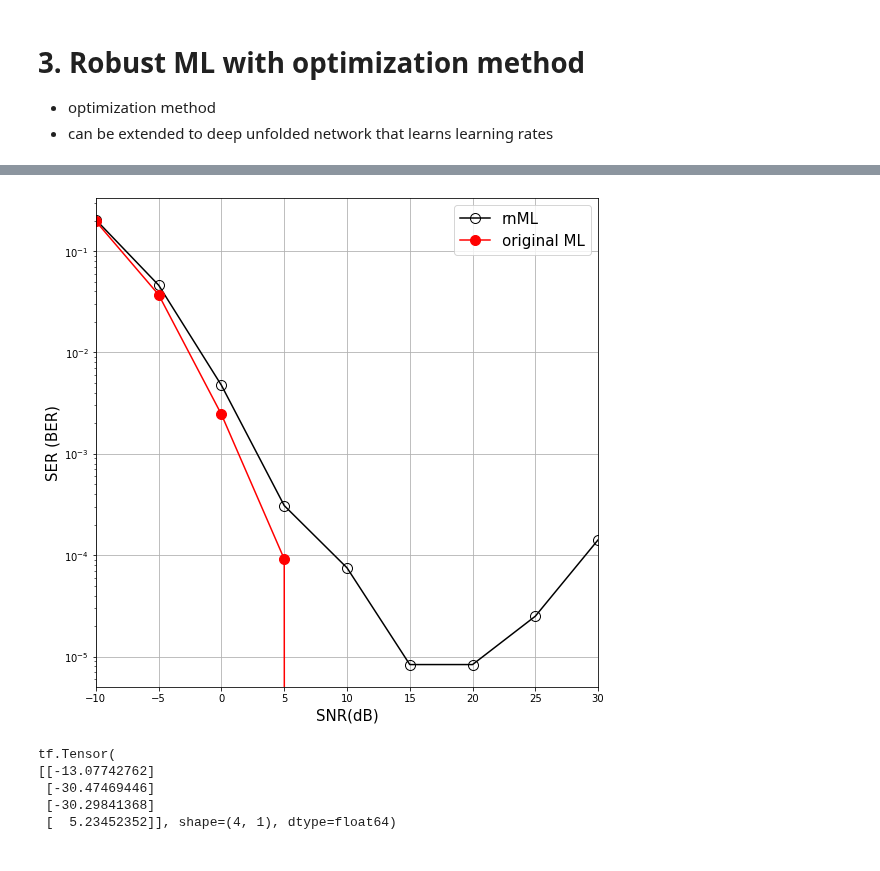
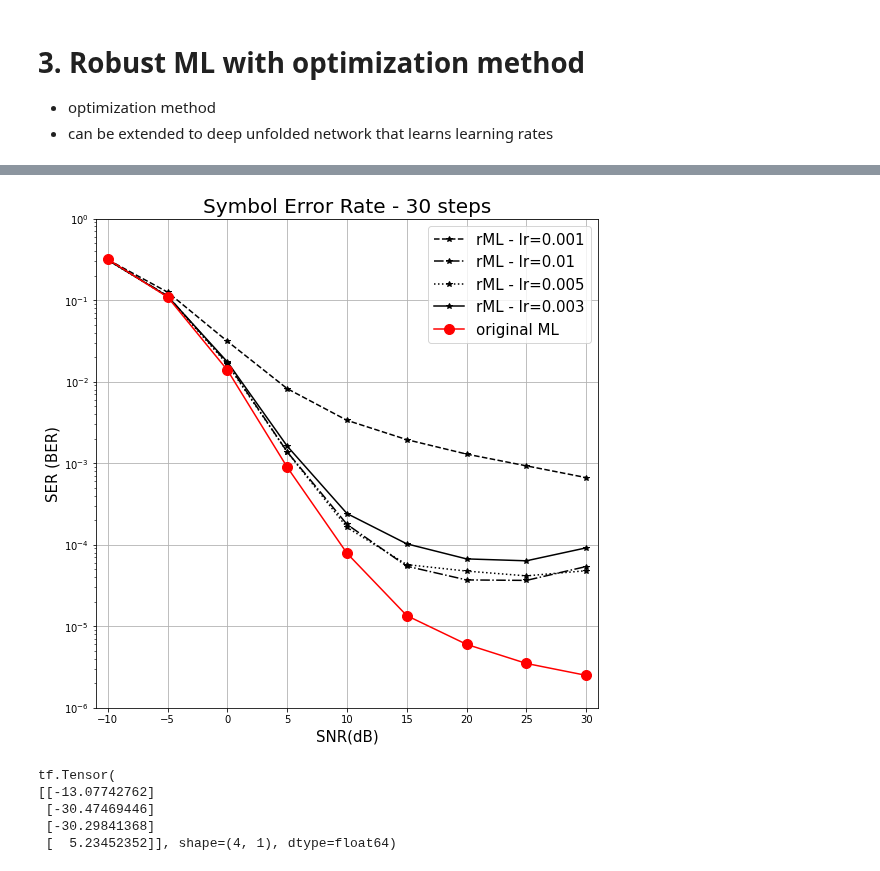
Before and after one commit to IISL-HYU/comm, a Jupyter notebook: robust_ML.ipynb, the cells around one changed output, grey strips where cells are left out. Saved outputs shown, nothing was run; the diff lists cells and outputs as text; code cells hidden in the pictures.

Commit message:
experiments for robust ML and results in pickle file

```diff
--- a/robust_ML.ipynb
+++ b/robust_ML.ipynb
@@ -299,19 +313,19 @@ def GD(x_init, snr, G_tilde, epoch=100, lr=0.1):
     return costs, x_init
 
 
-def nML_robust(H_re, y_re):
+def nML_robust(H_re, y_re, epoch=10, lr=0.001):
     """
     near maximum likelihood method (first stage)
     """
     global snr
     G_tilde = H_re * y_re
     x_init = initialize(G_tilde=G_tilde, y_re=y_re)
-    _, x_tilde_re = GD(x_init=x_init, snr=snr, epoch=100, lr=0.008, G_tilde=G_tilde)
+    _, x_tilde_re = GD(x_init=x_init, snr=snr, epoch=epoch, lr=lr, G_tilde=G_tilde)
     x_tilde = x_tilde_re[:, :K, :] + 1j * x_tilde_re[:, K:, :]
     return x_tilde
 # %%
-trials = 10
-K = 4; N = 32; T = 3000; M = 4
+trials = 100
+K = 2; N = 16; T = 10000; M = 4
 
 snr_min = -10
 snr_max = 30
@@ -322,7 +336,7 @@ constellation_points /= np.sqrt(2)
 
 symbol_space = make_symbol_space(K, M, constellation_points)
 
-sers_avg = np.zeros(shape=(len(snr_lst), 2))
+sers_avg = np.zeros(shape=(len(snr_lst), 1))
 x = np.random.randint(0, M, size=K * T).reshape(T, K, 1)
 x = np.take(constellation_points, x)
 
@@ -349,7 +363,7 @@ for t in range(trials):
         G_tilde = H_re * y_re
         x_init = initialize(G_tilde=G_tilde, y_re=y_re)
         # x_init_c = x_init[:, :K, :] + 1j * x_init[:, K:, :]
-        x_tilde = nML_robust(H_re, y_re)
+        x_tilde = nML_robust(H_re, y_re, epoch=30, lr=0.003)
         x_det_first_stage = symbol_by_symbol(x_tilde=x_tilde, constellation_points=constellation_points)
         # x_det = symbol_by_symbol(x_tilde=x_init_c, constellation_points=constellation_points)
         x_hat_ML = ml(y_re=y_re, H_re=H_re, symbol_space=symbol_space, snr_dB=snr)
@@ -357,13 +371,13 @@ for t in range(trials):
 
         ser = np.sum(1 - np.isclose(x_det_first_stage, x)) / (T * K)
         # ser_init = np.sum(1 - np.isclose(x_det, x)) / (T * K)
-        ser_ml = np.sum(1 - np.isclose(x_hat_ML, x)) / (T * K)
+        # ser_ml = np.sum(1 - np.isclose(x_hat_ML, x)) / (T * K)
 
-        sers.append([ser, ser_ml])
+        sers.append([ser])
 
     sers = np.array(sers)
     print("SER per snr:  \n   ", sers[:, 0].squeeze())
-    print(sers[:, 1].squeeze())
+    # print(sers[:, 1].squeeze())
     # print(sers[:, 2].squeeze())
     sers_avg += sers
 
@@ -393,0 +425,2 @@ Trial #1:  SER per snr:
+# %%
+sers_lst = np.hstack((sers_lst, sers_avg))
@@ -394,15 +448,18 @@ Trial #1:  SER per snr:
 # %%
 
 plt.figure(figsize=(9, 9))
-plt.semilogy(snr_lst, sers_avg[:, 0], '-ko', fillstyle='none', markersize=10, label='rnML')
-plt.semilogy(snr_lst, sers_avg[:, 1], '-ro', markersize=10, label='original ML')
+plt.semilogy(snr_lst, sers_lst[:, 0], '--k*', label='rML - lr=0.001')
+plt.semilogy(snr_lst, sers_lst[:, 2], '-.k*', label='rML - lr=0.01')
+plt.semilogy(snr_lst, sers_lst[:, 3], ':k*', label='rML - lr=0.005')
+plt.semilogy(snr_lst, sers_lst[:, 4], '-k*', label='rML - lr=0.003')
+plt.semilogy(snr_lst, sers_lst[:, 1], '-ro', markersize=10, label='original ML')
 plt.xlabel("SNR(dB)", fontsize=15)
 plt.ylabel("SER (BER)",fontsize=15)
-plt.xlim([-10, 30])
-plt.legend(fontsize=15); plt.grid()
+plt.xlim([-11, 31]); plt.ylim([1e-6, 1e0])
+plt.legend(fontsize=15); plt.grid(); plt.title("Symbol Error Rate - 30 steps", fontsize=20)
 plt.show()
 # %% [output]
-[figure, old version]
+[figure, new version]
 # %%
 def cost(G_tilde, x_init, snr):
     snr = 10 ** (snr/20)
```
Also changed, not shown: parts of 5 cells of this notebook, 1 other file.
